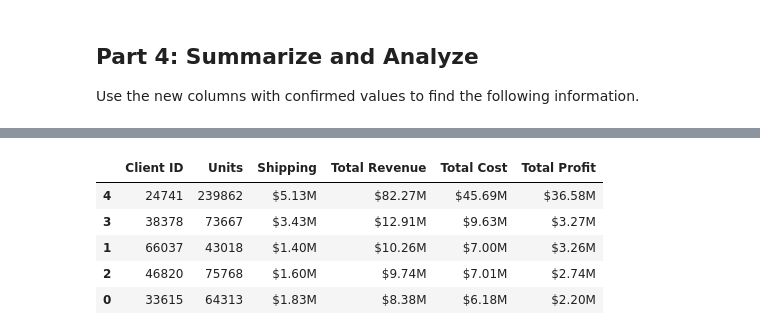
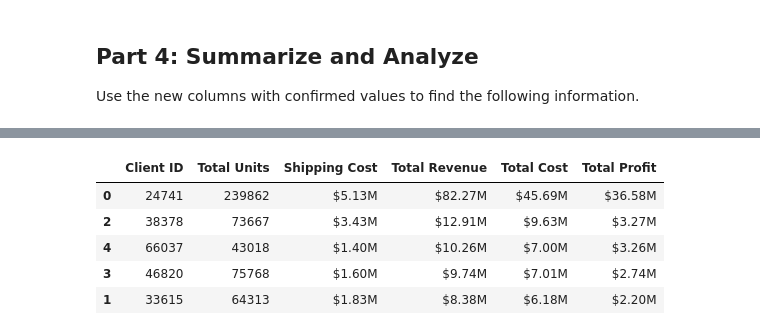
Before and after one commit to BJCross101/pandas-challenge-1, a Jupyter notebook: module_4_challenge.ipynb, the cells around one changed output, grey strips where cells are left out. Cells and saved outputs as stored; diff of their text form; code cells hidden in the pictures.

```diff
--- a/module_4_challenge.ipynb
+++ b/module_4_challenge.ipynb
@@ -260,7 +207,7 @@ df[['line_subtotal', 'shipping_price', 'line_price']]
 # of each line using unit cost, qty, and
 # shipping price (assume the shipping cost
 # is exactly what is charged to the client).
-# Step 1: Calculate the subtotal for each line using the unit cost and quantity
+df['line_cost'] = df['unit_cost'] * df['qty'] + df['shipping_price']
 df.head()
 # %% [output]
 |  | first | last | job | phone | email | client_id | order_id | order_date | order_week | order_year | ... |
@@ -273,7 +220,7 @@ df.head()
 # %%
 # Create a column for the profit of
 # each line using line cost and line price
-df['line_profit'] = df['total_price'] - df['line_cost']
+df['line_profit'] = (df['line_price'] - df['line_cost']).round(2)
 df.head()
 # %% [output]
 |  | first | last | job | phone | email | client_id | order_id | order_date | order_week | order_year | ... |
@@ -312,5 +273,11 @@ Use the new columns with confirmed values to find the following information.
 # for the top 5 clients with the following information:
 # total units purchased, total shipping price,
 # total revenue, and total profit. Sort by total profit.
+columns_of_interest = ['client_id', 'qty', 'shipping_price', 'line_price', 'line_cost', 'line_profit']
+top_five_spend_df = df.query('client_id in [33615, 66037, 46820, 38378, 24741]')[columns_of_interest]\
+    .groupby('client_id', as_index=False)\
+        .agg(sum)
+
+top_five_spend_df
 # %% [output]
 |  | client_id | qty | shipping_price | line_price | line_cost | line_profit |
@@ -323,3 +290,16 @@ Use the new columns with confirmed values to find the following information.
 # Format the data and rename the columns
 # to names suitable for presentation.
 # Currency should be in millions of dollars.
+renamed_top_five_spend_df = top_five_spend_df.rename(columns={"client_id": "Client ID",
+ "qty": "Total Units",
+ "shipping_price": "Shipping Cost",
+ "line_price": "Total Revenue",
+ "line_cost": "Total Cost",
+ "line_profit": "Total Profit"})
+
+renamed_top_five_spend_df['Shipping Cost'] = renamed_top_five_spend_df['Shipping Cost'].apply(lambda x: '${:,.2f}M'.format(x/1000000))
+renamed_top_five_spend_df['Total Revenue'] = renamed_top_five_spend_df['Total Revenue'].apply(lambda x: '${:,.2f}M'.format(x/1000000))
+renamed_top_five_spend_df['Total Cost'] = renamed_top_five_spend_df['Total Cost'].apply(lambda x: '${:,.2f}M'.format(x/1000000))
+renamed_top_five_spend_df['Total Profit'] = renamed_top_five_spend_df['Total Profit'].apply(lambda x: '${:,.2f}M'.format(x/1000000))
+
+renamed_top_five_spend_df
@@ -326,9 +313,12 @@ Use the new columns with confirmed values to find the following information.
 # %%
 # Sort the updated data by "Total Profit" form highest to lowest
+sorted_df = renamed_top_five_spend_df.sort_values(by='Total Profit', ascending=False)
+
+sorted_df
 # %% [output]
-|  | Client ID | Units | Shipping | Total Revenue | Total Cost | Total Profit |
-| 4 | 24741 | 239862 | $5.13M | $82.27M | $45.69M | $36.58M |
-| 3 | 38378 | 73667 | $3.43M | $12.91M | $9.63M | $3.27M |
-| 1 | 66037 | 43018 | $1.40M | $10.26M | $7.00M | $3.26M |
-| 2 | 46820 | 75768 | $1.60M | $9.74M | $7.01M | $2.74M |
-| 0 | 33615 | 64313 | $1.83M | $8.38M | $6.18M | $2.20M |
+|  | Client ID | Total Units | Shipping Cost | Total Revenue | Total Cost | Total Profit |
+| 0 | 24741 | 239862 | $5.13M | $82.27M | $45.69M | $36.58M |
+| 2 | 38378 | 73667 | $3.43M | $12.91M | $9.63M | $3.27M |
+| 4 | 66037 | 43018 | $1.40M | $10.26M | $7.00M | $3.26M |
+| 3 | 46820 | 75768 | $1.60M | $9.74M | $7.01M | $2.74M |
+| 1 | 33615 | 64313 | $1.83M | $8.38M | $6.18M | $2.20M |
```
Also changed, not shown: parts of 14 cells of this notebook.
